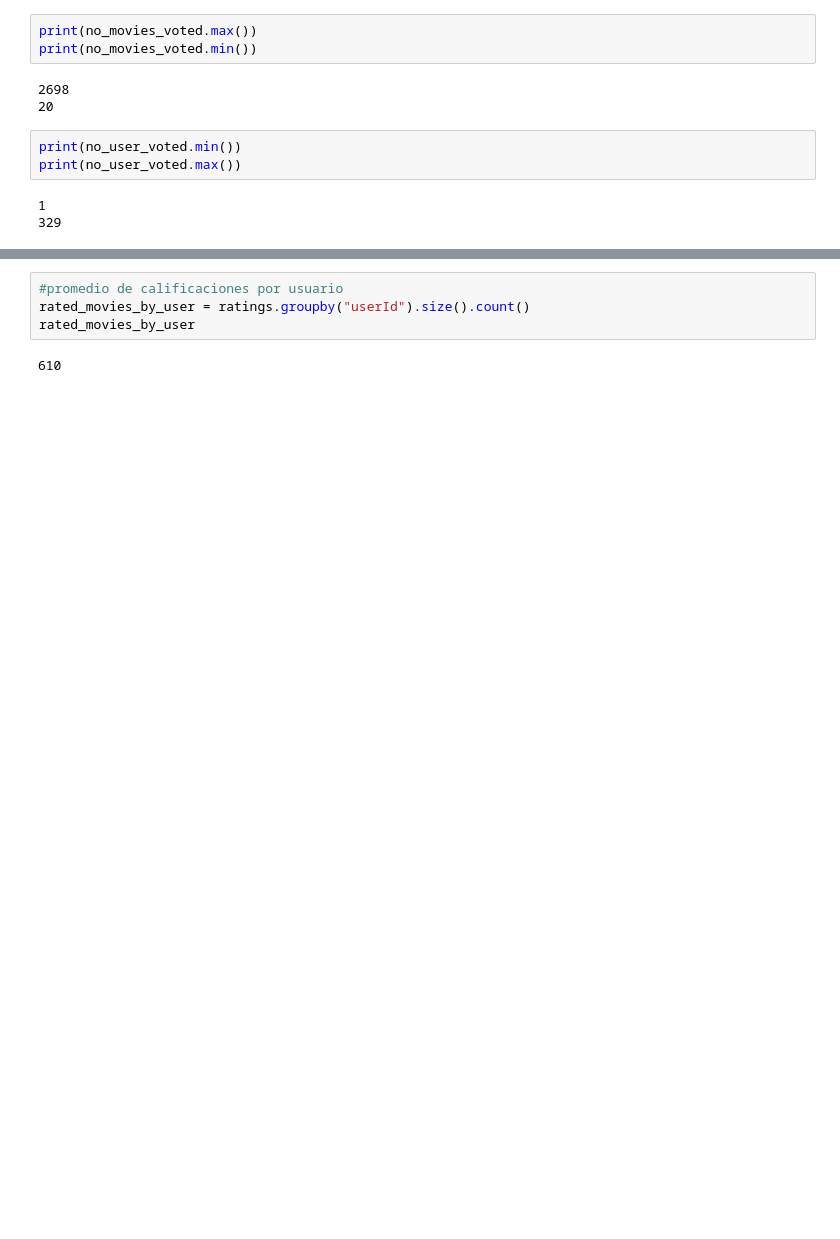
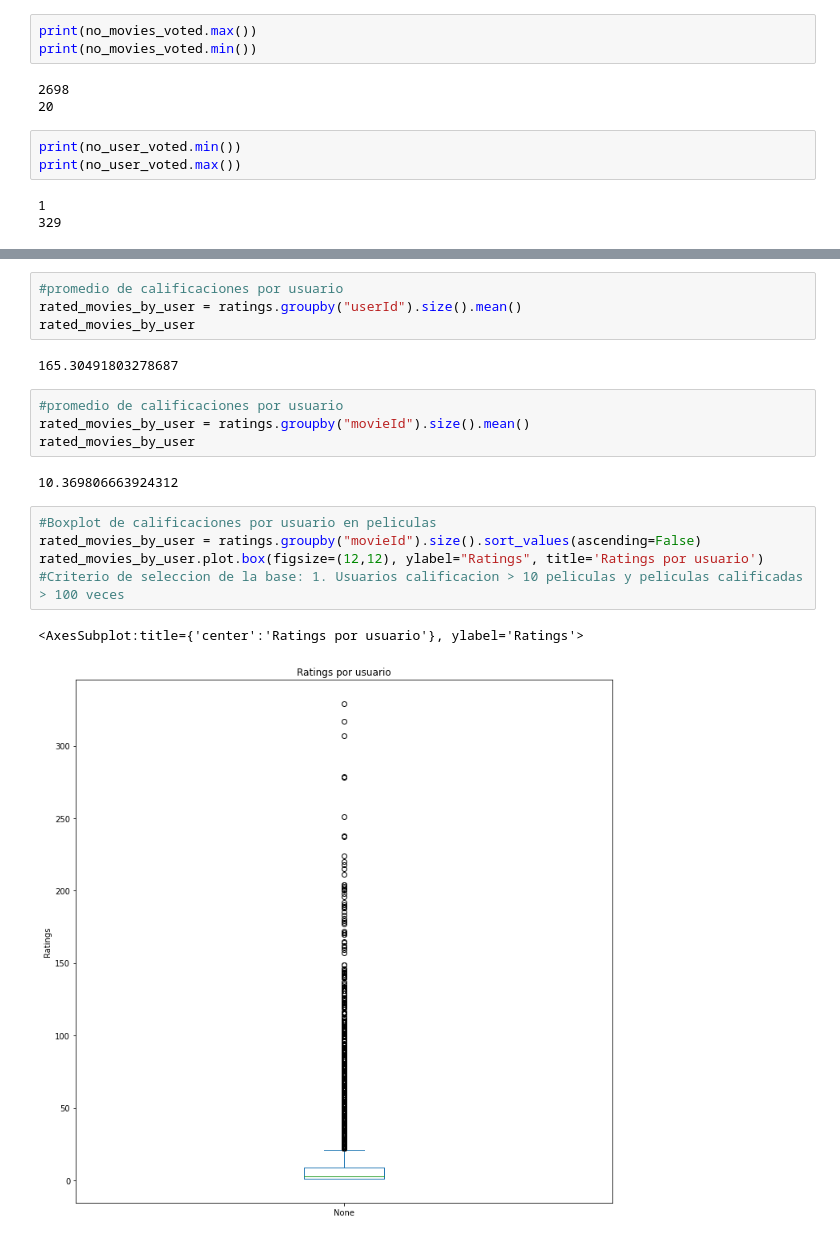
Before and after one commit to anaperez10/Anal-tica-III---Marketing, a Jupyter notebook: Avance2.ipynb, the cells around one changed output, grey strips where cells are left out. Cells and saved outputs as stored; diff of their text form; blank space fills up the shorter version.

```diff
--- a/Avance2.ipynb
+++ b/Avance2.ipynb
@@ -319,6 +356,20 @@ rated_movies_by_user.plot.box(figsize=(12,12), ylabel="Ratings", title='Ratings
 # %%
 #promedio de calificaciones por usuario
-rated_movies_by_user = ratings.groupby("userId").size().count()
+rated_movies_by_user = ratings.groupby("userId").size().mean()
 rated_movies_by_user
 # %% [output]
-610
+165.30491803278687
+# %%
+#promedio de calificaciones por usuario
+rated_movies_by_user = ratings.groupby("movieId").size().mean()
+rated_movies_by_user
+# %% [output]
+10.369806663924312
+# %%
+#Boxplot de calificaciones por usuario en peliculas
+rated_movies_by_user = ratings.groupby("movieId").size().sort_values(ascending=False)
+rated_movies_by_user.plot.box(figsize=(12,12), ylabel="Ratings", title='Ratings por usuario')
+#Criterio de seleccion de la base: 1. Usuarios calificacion > 10 peliculas y peliculas calificadas > 100 veces
+# %% [output]
+<AxesSubplot:title={'center':'Ratings por usuario'}, ylabel='Ratings'>
+[figure, added]
```
Also changed, not shown: parts of 17 cells of this notebook.
